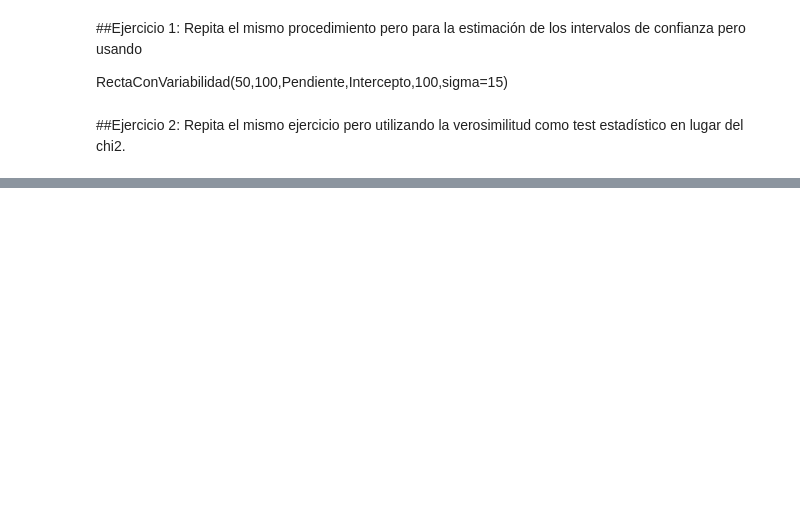
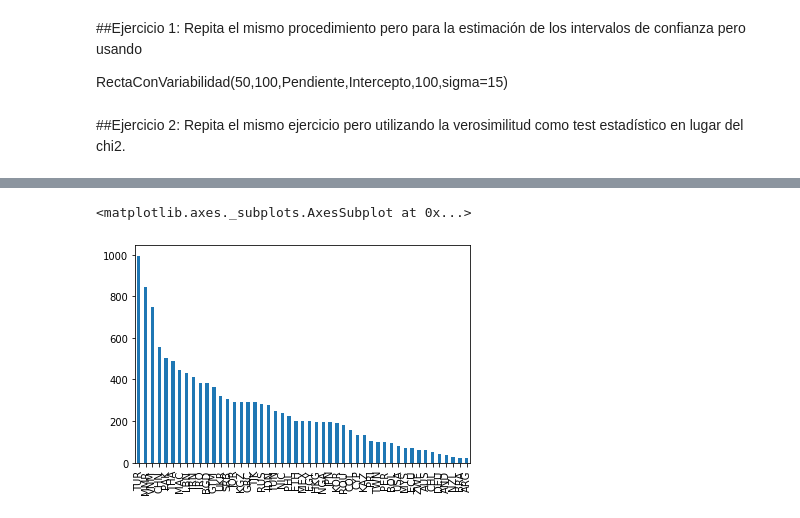
Before and after one commit to UDEA-Esp-Analitica-y-Ciencia-de-Datos/EACD-02-ESTADISTICA, a Jupyter notebook: Sesión_4.ipynb, the cells around one changed output, grey strips where cells are left out. Drawn from its saved outputs; the diff is of its cells as text; code cells hidden in the pictures; blank space fills up the shorter version.

```diff
--- a/Sesión_4.ipynb
+++ b/Sesión_4.ipynb
@@ -157,0 +209,2 @@ Tome los datos del repositorio central llamados Xcsv y Y.csv y trate de modelarl
+# %%
+WVS_df = pd.read_spss('/gdrive/My Drive/UdeA/EspecializacionDatosIngenieria/WVS_Cross-National_Wave_7_sav_v1_6.sav')
@@ -157,0 +213,2 @@ Tome los datos del repositorio central llamados Xcsv y Y.csv y trate de modelarl
+# %%
+RacismTwitter=WVS_df[['Q19', 'B_COUNTRY_ALPHA']]
@@ -157,0 +231,9 @@ Tome los datos del repositorio central llamados Xcsv y Y.csv y trate de modelarl
+# %%
+MaskedRacism=RacismTwitter.where(RacismTwitter["Q19"] == 'Mentioned')
+AntiMaskedRacism=RacismTwitter.where(RacismTwitter["Q19"] != 'Mentioned')
+# %%
+fig1, ax1 = plt.subplots()
+MaskedRacism["B_COUNTRY_ALPHA"].value_counts().plot(ax=ax1, kind='bar')
+# %% [output]
+<matplotlib.axes._subplots.AxesSubplot at 0x...>
+[figure, added]
```
Also changed, not shown: parts of 51 cells of this notebook.
